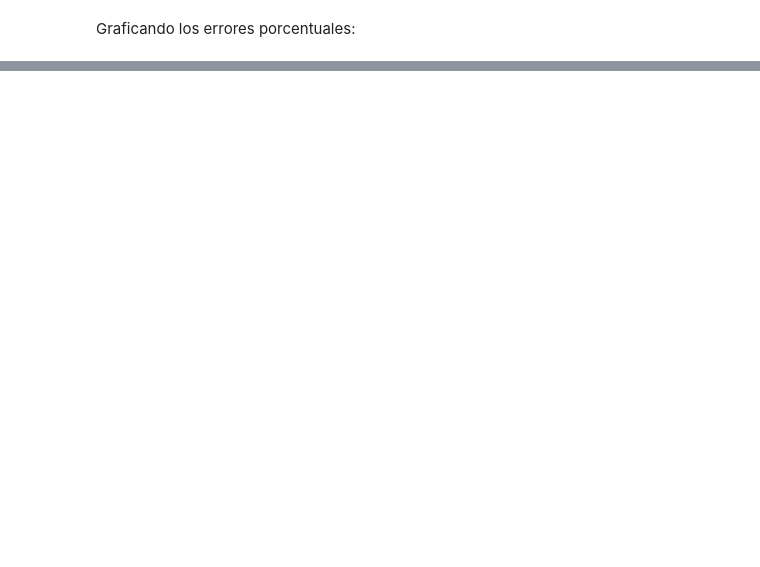
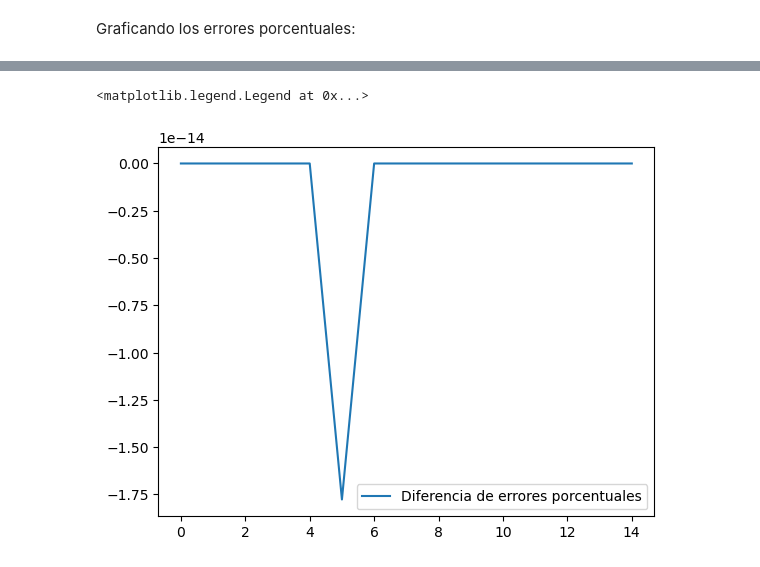
Before and after one commit to rifusaki/college, a Jupyter notebook: Classwork/03_Error/NumError.ipynb, the cells around one changed output, grey strips where cells are left out. Drawn from its saved outputs; the diff is of its cells as text; code cells hidden in the pictures; blank space fills up the shorter version.

Commit message:
relative error difference

```diff
--- a/Classwork/03_Error/NumError.ipynb
+++ b/Classwork/03_Error/NumError.ipynb
@@ -104,0 +106,6 @@ plt.plot(x[:15],b[:15])
+# %%
+plt.plot(x[:15],a[:15]-b[:15], label="Diferencia de errores porcentuales")
+plt.legend()
+# %% [output]
+<matplotlib.legend.Legend at 0x...>
+[figure, added]
```
Also changed, not shown: parts of 3 cells of this notebook.
